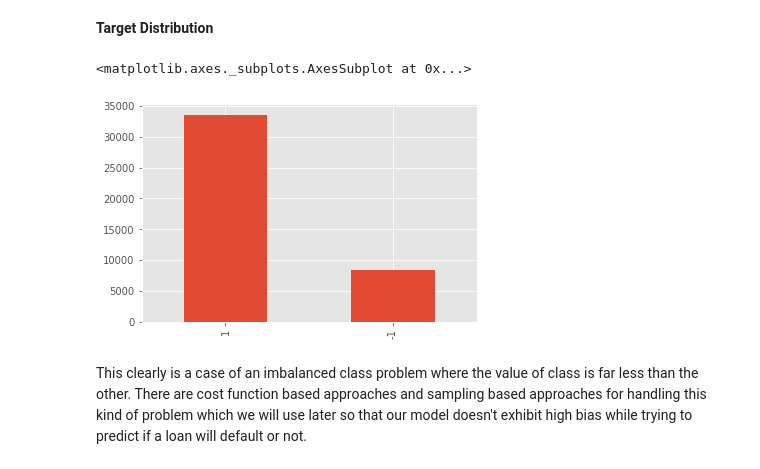
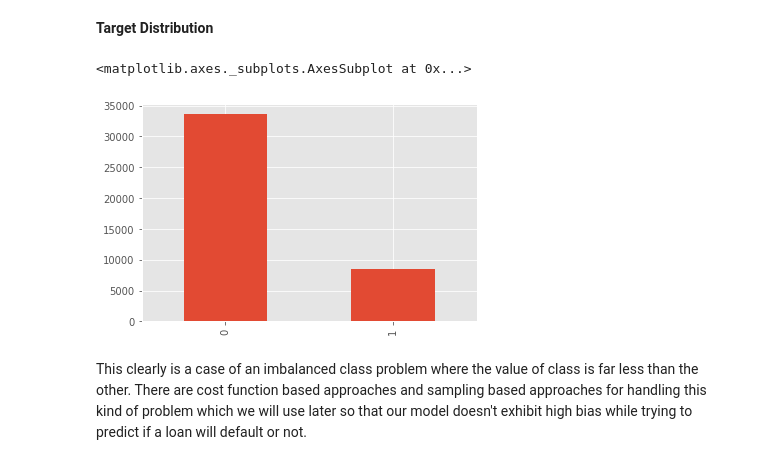
Before and after one commit to chinu1997/Capstone-Project2-Team2, a Jupyter notebook: Chinmaya_Devprasad_team_2_of_Loan_Default_Prediction_Capstone_Project.ipynb, the cells around one changed output. Drawn from its saved outputs; the diff is of its cells as text; code cells hidden in the pictures.

```diff
--- a/Chinmaya_Devprasad_team_2_of_Loan_Default_Prediction_Capstone_Project.ipynb
+++ b/Chinmaya_Devprasad_team_2_of_Loan_Default_Prediction_Capstone_Project.ipynb
@@ -264,11 +278,11 @@ A common thing to predict in datasets like these are if a new loan will get defa
 # %% [markdown]
 **Target Distribution**
 # %%
-lending_df["Target"] = np.where((lending_df.loan_status == 'Fully Paid'), 1, -1)
+lending_df["Target"] = np.where((lending_df.loan_status == 'Fully Paid'), 0, 1)
 lending_df['Target'].value_counts().plot(kind = 'bar', grid = True)
 # %% [output]
 <matplotlib.axes._subplots.AxesSubplot at 0x...>
-[figure, old version]
+[figure, new version]
 # %% [markdown]
 This clearly is a case of an imbalanced class problem where the value of class is far less than the other. There are cost function based approaches and sampling based approaches for handling this kind of problem which we will use later so that our model doesn't exhibit high bias while trying to predict if a loan will default or not.
 # %% [markdown]
```
Also changed, not shown: parts of 39 cells of this notebook.
